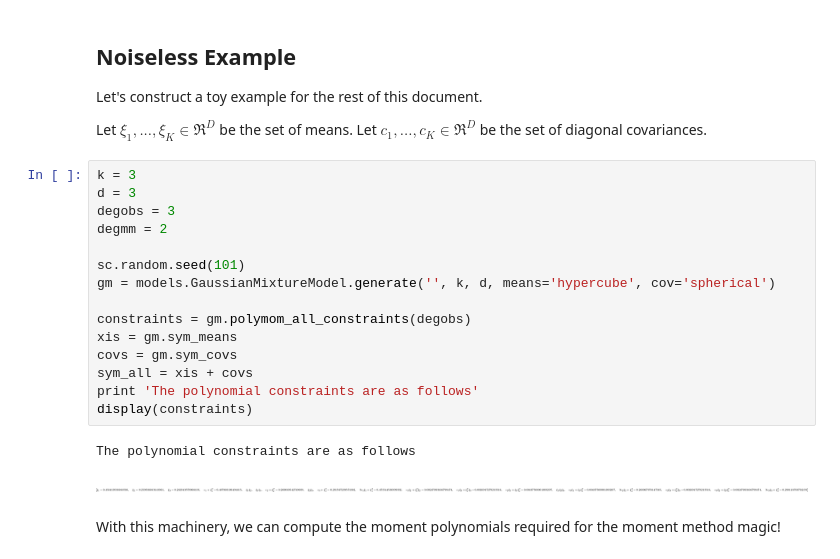
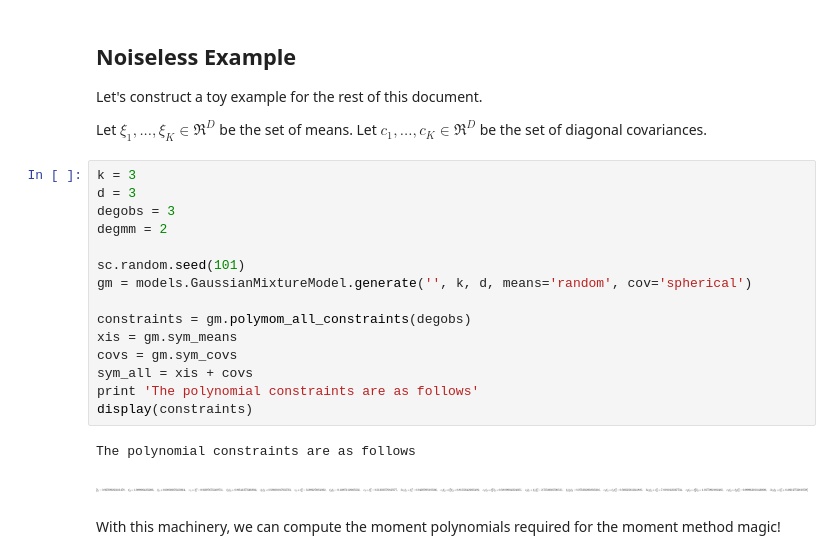
Before and after one commit to sidaw/polymom, a Jupyter notebook: MixtureOfGaussians.ipynb, the cells around one changed output. Cells and saved outputs as stored; diff of their text form.

```diff
--- a/MixtureOfGaussians.ipynb
+++ b/MixtureOfGaussians.ipynb
@@ -31,21 +31,21 @@ Let $\xi_1, ..., \xi_K \in \Re^D$ be the set of means. Let $c_1, ..., c_K \in \R
 # %%
 k = 3
 d = 3
 degobs = 3
 degmm = 2
 
 sc.random.seed(101)
-gm = models.GaussianMixtureModel.generate('', k, d, means='hypercube', cov='spherical')
+gm = models.GaussianMixtureModel.generate('', k, d, means='random', cov='spherical')
 
 constraints = gm.polymom_all_constraints(degobs)
 xis = gm.sym_means
 covs = gm.sym_covs
 sym_all = xis + covs
 print 'The polynomial constraints are as follows'
 display(constraints)
 # %% [output]
 The polynomial constraints are as follows
-[figure, old version]
+[figure, new version]
 # %% [markdown]
 With this machinery, we can compute the moment polynomials required for the moment method magic!
 # %%
```
Also changed, not shown: parts of 3 cells of this notebook, 2 other files.
